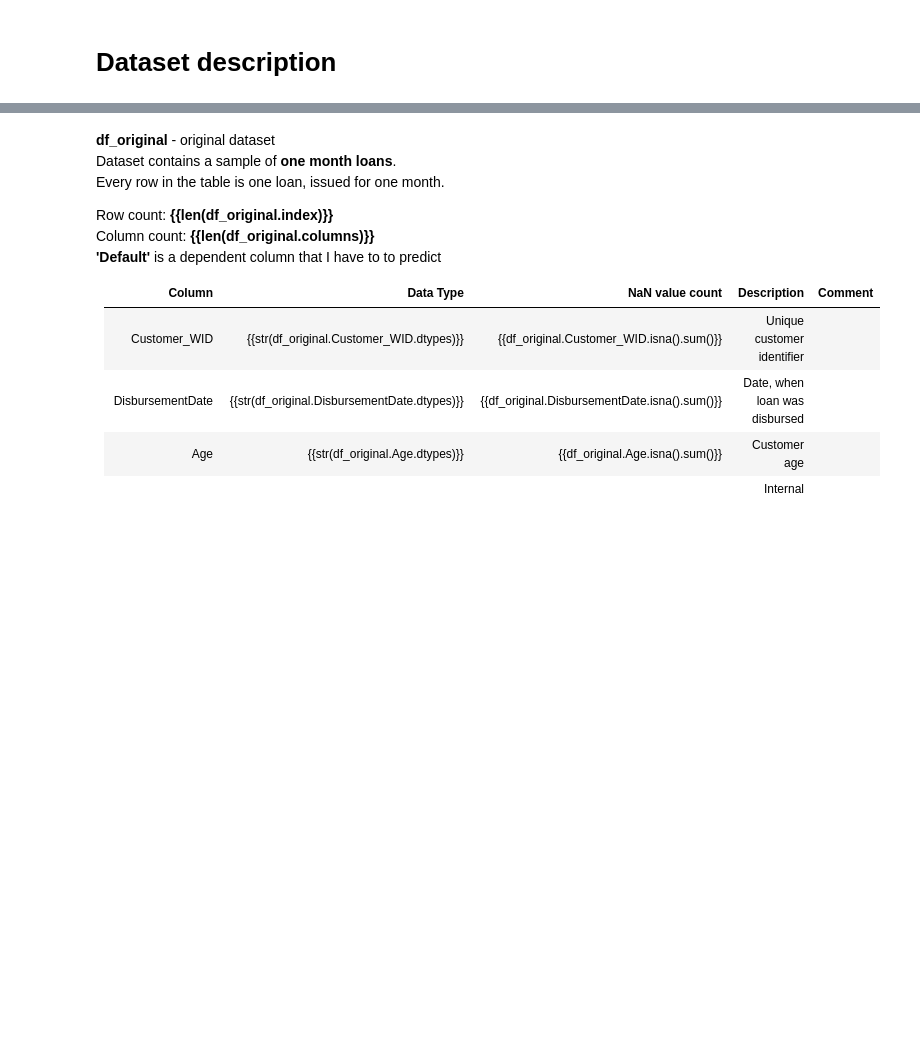
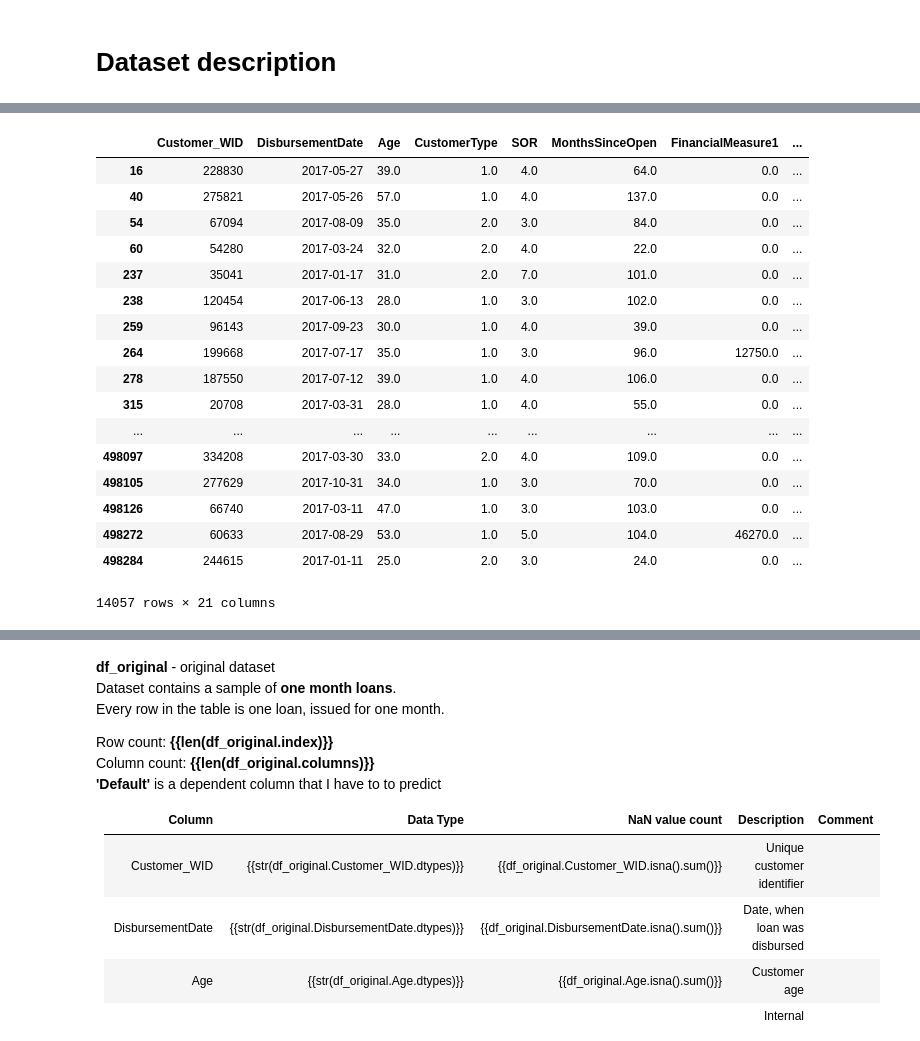
Before and after one commit to SvetlanaCipiseva/CreditScoring, a Jupyter notebook: credit_scoring.ipynb, the cells around one changed output, grey strips where cells are left out. Drawn from its saved outputs; the diff is of its cells as text; code cells hidden in the pictures; blank space fills up the shorter version.

```diff
--- a/credit_scoring.ipynb
+++ b/credit_scoring.ipynb
@@ -50,0 +61,25 @@ df=Dataset.clean_df
+# %%
+[q1, q3] = np.quantile(np.log(df.FinancialMeasure4+1), [0.25, 0.75])
+IQR = q3 - q1
+Q1_Out = q1 - 7*IQR
+Q3_Out = q3 + 7*IQR
+df[(np.log(df.FinancialMeasure4+1) >= Q3_Out) | (np.log(df.FinancialMeasure4+1) <= Q1_Out)]
+# %% [output]
+|  | Customer_WID | DisbursementDate | Age | CustomerType | SOR | MonthsSinceOpen | FinancialMeasure1 | ... |
+| 16 | 228830 | 2017-05-27 | 39.0 | 1.0 | 4.0 | 64.0 | 0.0 | ... |
+| 40 | 275821 | 2017-05-26 | 57.0 | 1.0 | 4.0 | 137.0 | 0.0 | ... |
+| 54 | 67094 | 2017-08-09 | 35.0 | 2.0 | 3.0 | 84.0 | 0.0 | ... |
+| 60 | 54280 | 2017-03-24 | 32.0 | 2.0 | 4.0 | 22.0 | 0.0 | ... |
+| 237 | 35041 | 2017-01-17 | 31.0 | 2.0 | 7.0 | 101.0 | 0.0 | ... |
+| 238 | 120454 | 2017-06-13 | 28.0 | 1.0 | 3.0 | 102.0 | 0.0 | ... |
+| 259 | 96143 | 2017-09-23 | 30.0 | 1.0 | 4.0 | 39.0 | 0.0 | ... |
+| 264 | 199668 | 2017-07-17 | 35.0 | 1.0 | 3.0 | 96.0 | 12750.0 | ... |
+| 278 | 187550 | 2017-07-12 | 39.0 | 1.0 | 4.0 | 106.0 | 0.0 | ... |
+| 315 | 20708 | 2017-03-31 | 28.0 | 1.0 | 4.0 | 55.0 | 0.0 | ... |
+| ... | ... | ... | ... | ... | ... | ... | ... | ... |
+| 498097 | 334208 | 2017-03-30 | 33.0 | 2.0 | 4.0 | 109.0 | 0.0 | ... |
+| 498105 | 277629 | 2017-10-31 | 34.0 | 1.0 | 3.0 | 70.0 | 0.0 | ... |
+| 498126 | 66740 | 2017-03-11 | 47.0 | 1.0 | 3.0 | 103.0 | 0.0 | ... |
+| 498272 | 60633 | 2017-08-29 | 53.0 | 1.0 | 5.0 | 104.0 | 46270.0 | ... |
+| 498284 | 244615 | 2017-01-11 | 25.0 | 2.0 | 3.0 | 24.0 | 0.0 | ... |
+14057 rows × 21 columns
```
Also changed, not shown: parts of 35 cells of this notebook, 1 other file.
